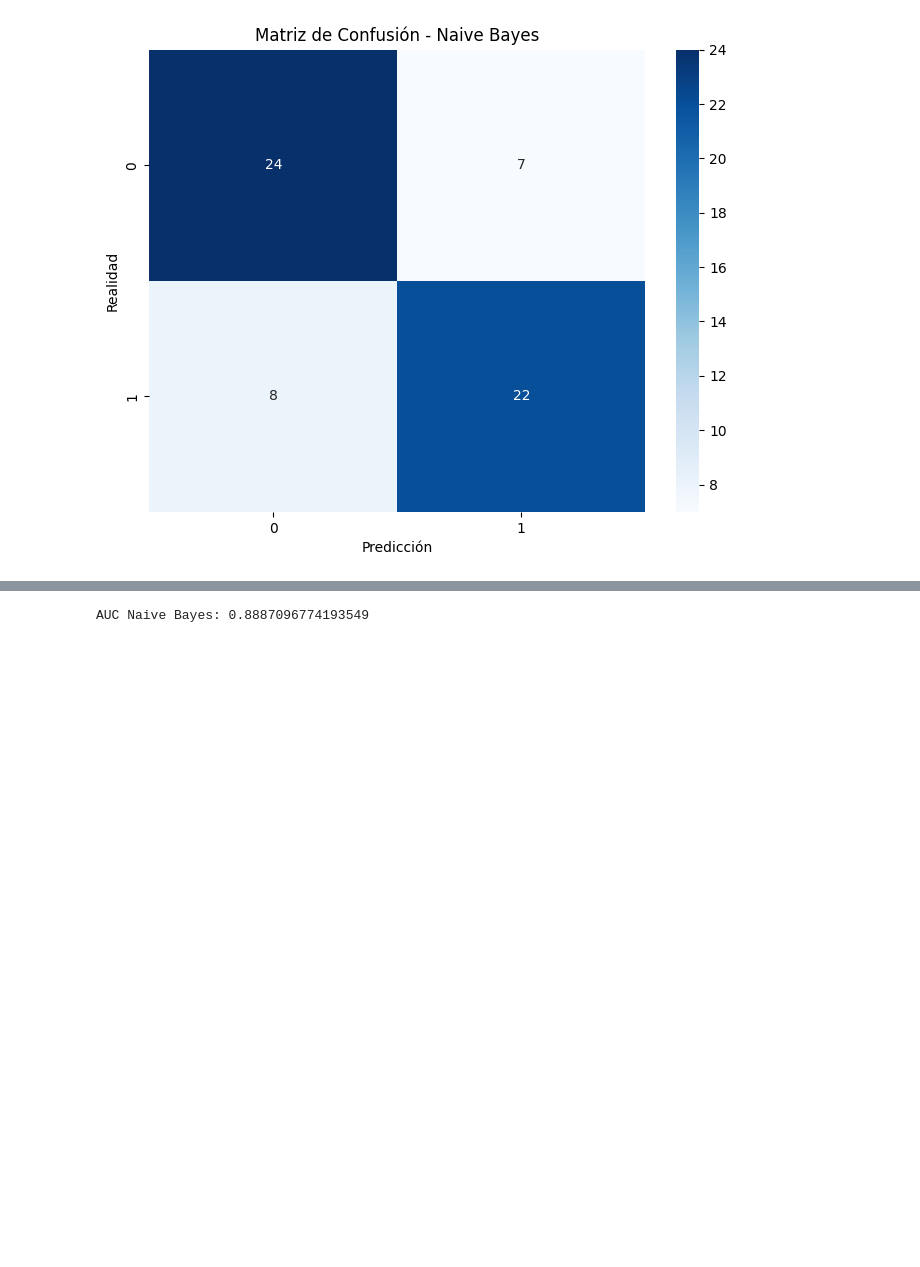
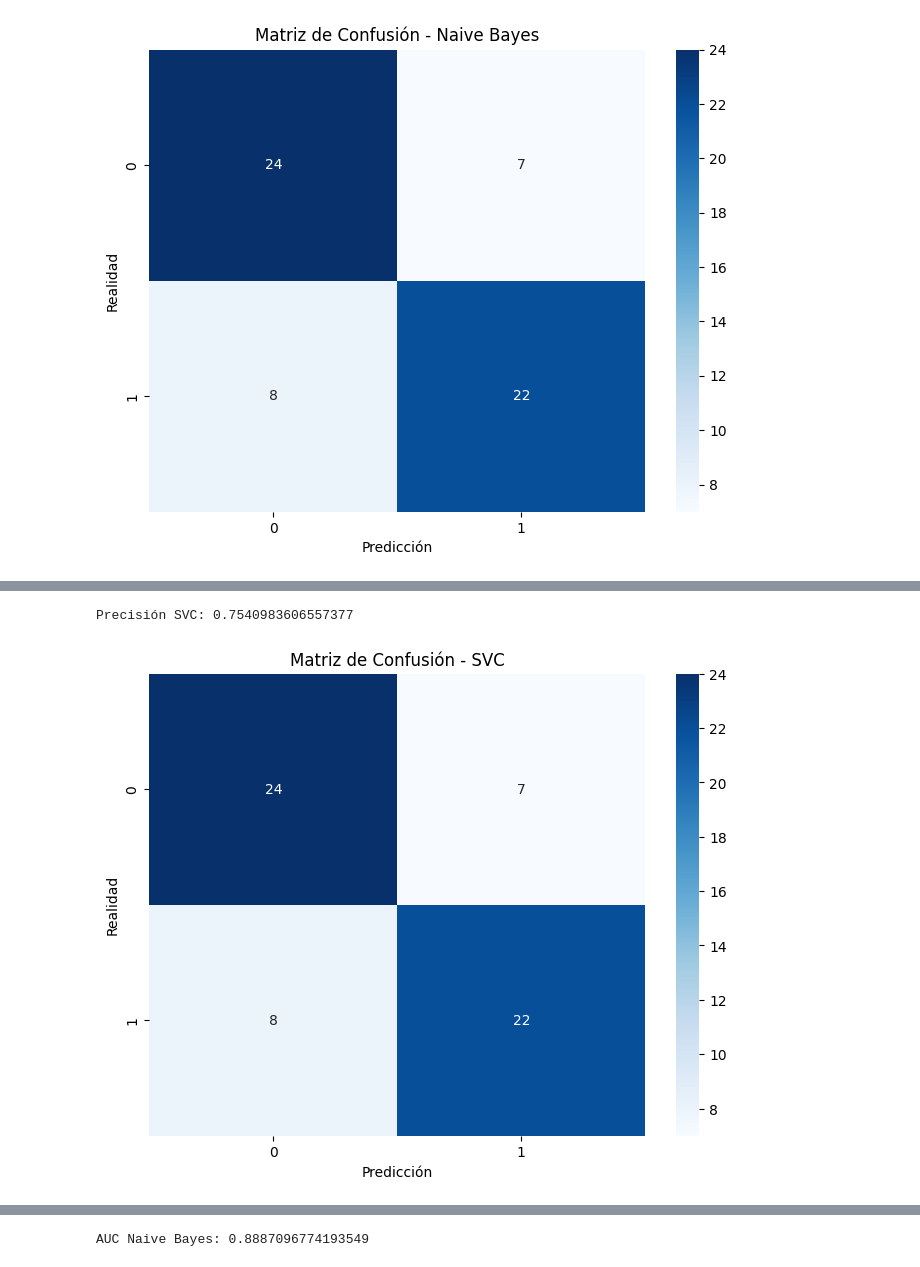
Before and after one commit to jjuandiego099/cuadernos-y-proyectos-IA, a Jupyter notebook: Cuaderno_8_Modelo_Naive_Bayes.ipynb, the cells around one changed output, grey strips where cells are left out. Cells and saved outputs as stored; diff of their text form; code cells hidden in the pictures; blank space fills up the shorter version.

```diff
--- a/Cuaderno_8_Modelo_Naive_Bayes.ipynb
+++ b/Cuaderno_8_Modelo_Naive_Bayes.ipynb
@@ -458,0 +519,35 @@ plt.show()
+# %%
+# prompt: cree el modelo de svc y calcule el accuracy
+
+from sklearn.svm import SVC
+
+# Crear el modelo SVC
+svc_model = SVC(kernel='linear', random_state=42)  # Puedes probar diferentes kernels (linear, rbf, etc.)
+
+# Entrenar el modelo
+svc_model.fit(X_train, y_train)
+
+# Realizar predicciones
+y_pred_svc = svc_model.predict(X_test)
+
+# Calcular la precisión
+accuracy_svc = accuracy_score(y_test, y_pred_svc)
+print("Precisión SVC:", accuracy_svc)
+
+# Calcular la matriz de confusión para SVC
+cm_svc = confusion_matrix(y_test, y_pred_svc)
+
+# Crear el mapa de calor para SVC
+plt.figure(figsize=(8, 6))
+sns.heatmap(cm_svc, annot=True, fmt="d", cmap="Blues", xticklabels=np.unique(y_test), yticklabels=np.unique(y_test))
+
+# Etiquetas y título para SVC
+plt.title('Matriz de Confusión - SVC')
+plt.xlabel('Predicción')
+plt.ylabel('Realidad')
+
+# Mostrar el gráfico para SVC
+plt.show()
+# %% [output]
+Precisión SVC: 0.7540983606557377
+[figure, added]
```
Also changed, not shown: parts of 9 cells of this notebook.
